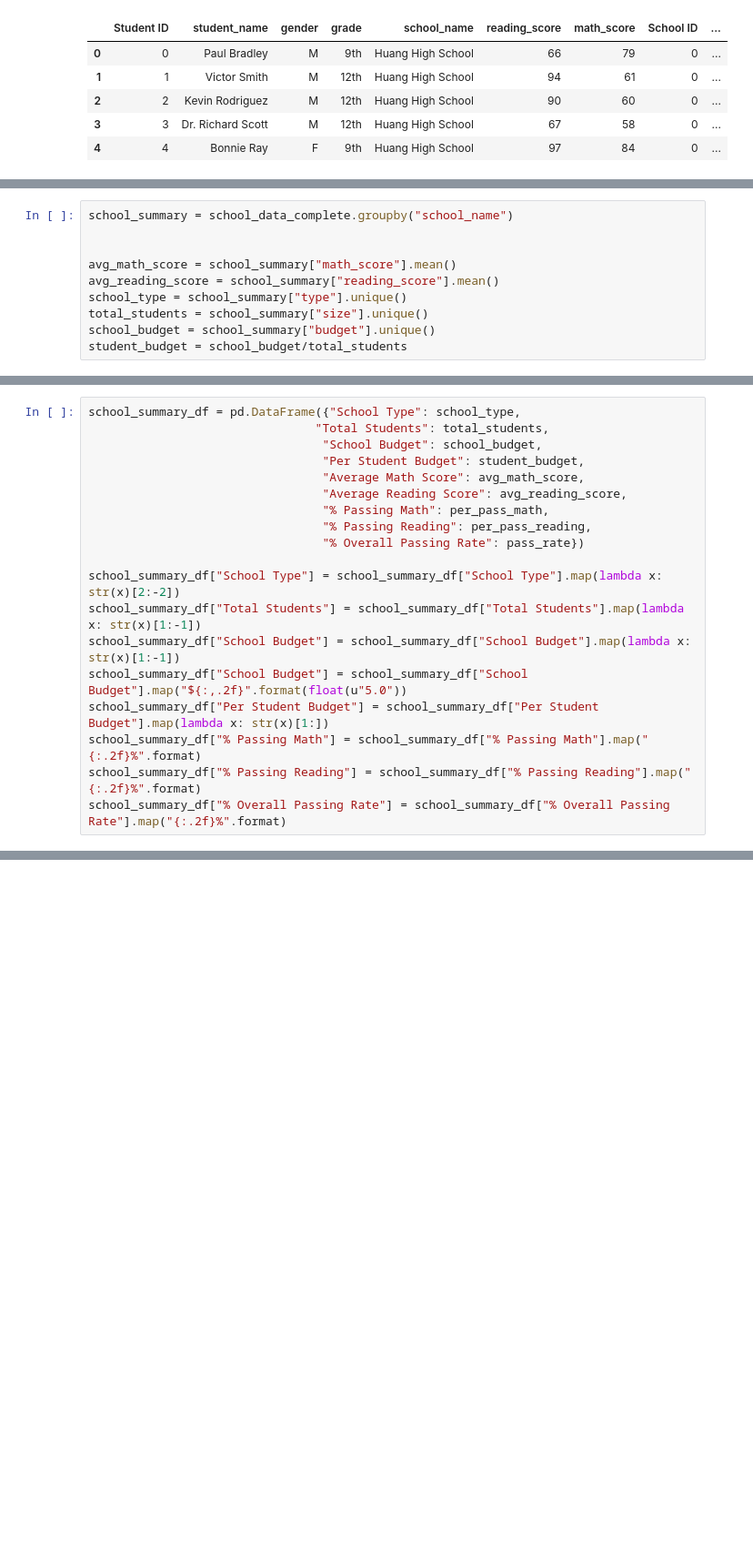
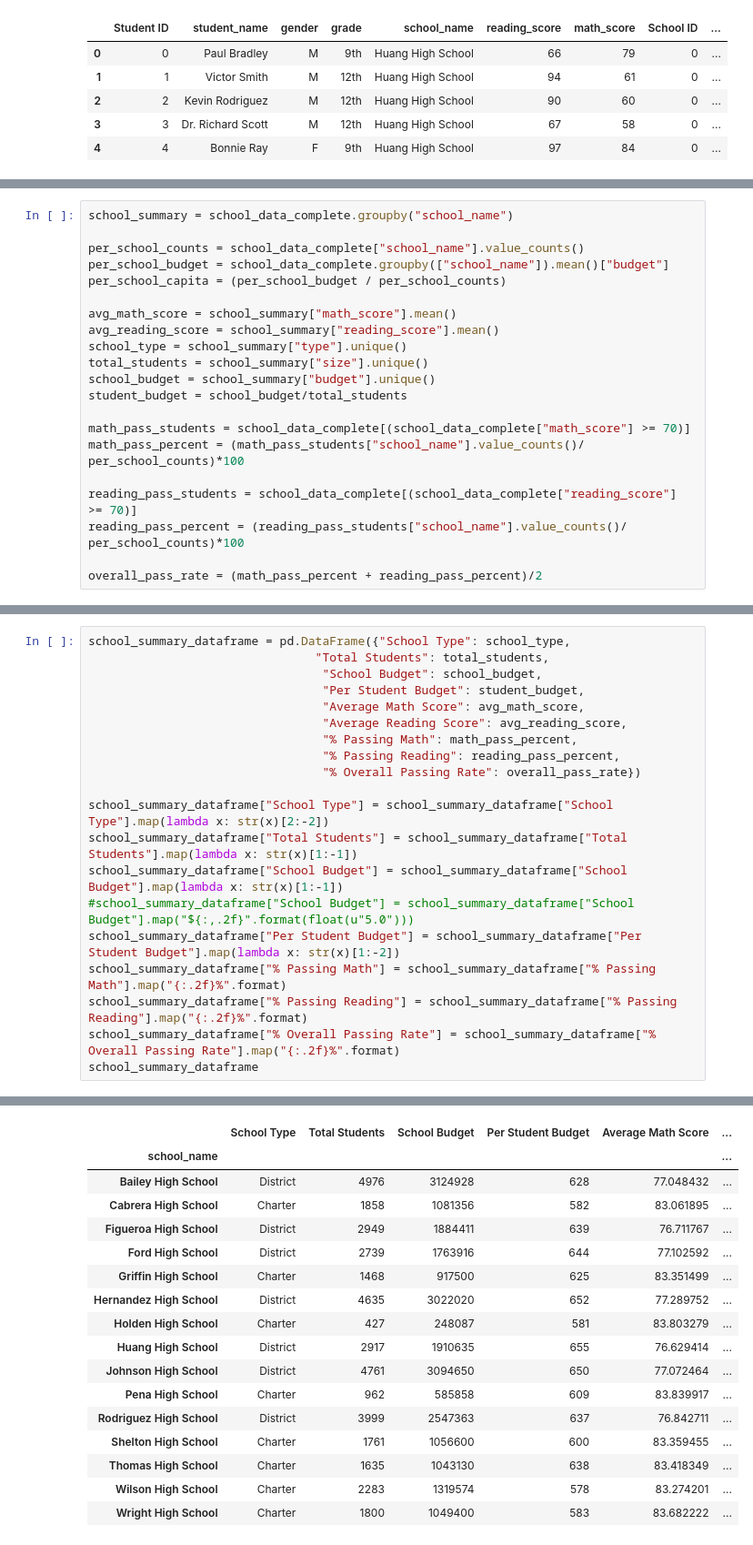
Before and after one commit to Samwimb/pandas-homework, a Jupyter notebook: PyCitySchools/py_academy.ipynb, the cells around one changed output, grey strips where cells are left out. Shown at 91% size. Cells and saved outputs as stored; diff of their text form; blank space fills up the shorter version.

```diff
--- a/PyCitySchools/py_academy.ipynb
+++ b/PyCitySchools/py_academy.ipynb
@@ -78,6 +81,9 @@ district_summary.head()
 # %%
 school_summary = school_data_complete.groupby("school_name")
 
+per_school_counts = school_data_complete["school_name"].value_counts()
+per_school_budget = school_data_complete.groupby(["school_name"]).mean()["budget"]
+per_school_capita = (per_school_budget / per_school_counts)
 
 avg_math_score = school_summary["math_score"].mean()
 avg_reading_score = school_summary["reading_score"].mean()
@@ -85,3 +91,11 @@ school_type = school_summary["type"].unique()
 total_students = school_summary["size"].unique()
 school_budget = school_summary["budget"].unique()
 student_budget = school_budget/total_students
+
+math_pass_students = school_data_complete[(school_data_complete["math_score"] >= 70)]
+math_pass_percent = (math_pass_students["school_name"].value_counts()/ per_school_counts)*100
+
+reading_pass_students = school_data_complete[(school_data_complete["reading_score"] >= 70)]
+reading_pass_percent = (reading_pass_students["school_name"].value_counts()/ per_school_counts)*100
+
+overall_pass_rate = (math_pass_percent + reading_pass_percent)/2
@@ -88,20 +105,21 @@ student_budget = school_budget/total_students
 # %%
-school_summary_df = pd.DataFrame({"School Type": school_type,
+school_summary_dataframe = pd.DataFrame({"School Type": school_type,
                                 "Total Students": total_students,
                                  "School Budget": school_budget,
                                  "Per Student Budget": student_budget,
                                  "Average Math Score": avg_math_score,
                                  "Average Reading Score": avg_reading_score,
-                                 "% Passing Math": per_pass_math,
-                                 "% Passing Reading": per_pass_reading,
-                                 "% Overall Passing Rate": pass_rate})
+                                 "% Passing Math": math_pass_percent,
+                                 "% Passing Reading": reading_pass_percent,
+                                 "% Overall Passing Rate": overall_pass_rate})
 
-school_summary_df["School Type"] = school_summary_df["School Type"].map(lambda x: str(x)[2:-2])
-school_summary_df["Total Students"] = school_summary_df["Total Students"].map(lambda x: str(x)[1:-1])
-school_summary_df["School Budget"] = school_summary_df["School Budget"].map(lambda x: str(x)[1:-1])
-school_summary_df["School Budget"] = school_summary_df["School Budget"].map("${:,.2f}".format(float(u"5.0"))
-school_summary_df["Per Student Budget"] = school_summary_df["Per Student Budget"].map(lambda x: str(x)[1:])
-school_summary_df["% Passing Math"] = school_summary_df["% Passing Math"].map("{:.2f}%".format)
-school_summary_df["% Passing Reading"] = school_summary_df["% Passing Reading"].map("{:.2f}%".format)
-school_summary_df["% Overall Passing Rate"] = school_summary_df["% Overall Passing Rate"].map("{:.2f}%".format)
+school_summary_dataframe["School Type"] = school_summary_dataframe["School Type"].map(lambda x: str(x)[2:-2])
+school_summary_dataframe["Total Students"] = school_summary_dataframe["Total Students"].map(lambda x: str(x)[1:-1])
+school_summary_dataframe["School Budget"] = school_summary_dataframe["School Budget"].map(lambda x: str(x)[1:-1])
+#school_summary_dataframe["School Budget"] = school_summary_dataframe["School Budget"].map("${:,.2f}".format(float(u"5.0")))
+school_summary_dataframe["Per Student Budget"] = school_summary_dataframe["Per Student Budget"].map(lambda x: str(x)[1:-2])
+school_summary_dataframe["% Passing Math"] = school_summary_dataframe["% Passing Math"].map("{:.2f}%".format)
+school_summary_dataframe["% Passing Reading"] = school_summary_dataframe["% Passing Reading"].map("{:.2f}%".format)
+school_summary_dataframe["% Overall Passing Rate"] = school_summary_dataframe["% Overall Passing Rate"].map("{:.2f}%".format)
+school_summary_dataframe
 # %% [output]
@@ -108,0 +126,17 @@ SyntaxError: invalid syntax (<ipython-input-8-fd8901f0dcdf>, line 15)
+|  | School Type | Total Students | School Budget | Per Student Budget | Average Math Score | ... |
+| school_name |  |  |  |  |  | ... |
+| Bailey High School | District | 4976 | 3124928 | 628 | 77.048432 | ... |
+| Cabrera High School | Charter | 1858 | 1081356 | 582 | 83.061895 | ... |
+| Figueroa High School | District | 2949 | 1884411 | 639 | 76.711767 | ... |
+| Ford High School | District | 2739 | 1763916 | 644 | 77.102592 | ... |
+| Griffin High School | Charter | 1468 | 917500 | 625 | 83.351499 | ... |
+| Hernandez High School | District | 4635 | 3022020 | 652 | 77.289752 | ... |
+| Holden High School | Charter | 427 | 248087 | 581 | 83.803279 | ... |
+| Huang High School | District | 2917 | 1910635 | 655 | 76.629414 | ... |
+| Johnson High School | District | 4761 | 3094650 | 650 | 77.072464 | ... |
+| Pena High School | Charter | 962 | 585858 | 609 | 83.839917 | ... |
+| Rodriguez High School | District | 3999 | 2547363 | 637 | 76.842711 | ... |
+| Shelton High School | Charter | 1761 | 1056600 | 600 | 83.359455 | ... |
+| Thomas High School | Charter | 1635 | 1043130 | 638 | 83.418349 | ... |
+| Wilson High School | Charter | 2283 | 1319574 | 578 | 83.274201 | ... |
+| Wright High School | Charter | 1800 | 1049400 | 583 | 83.682222 | ... |
```
Also changed, not shown: parts of 7 cells of this notebook.
